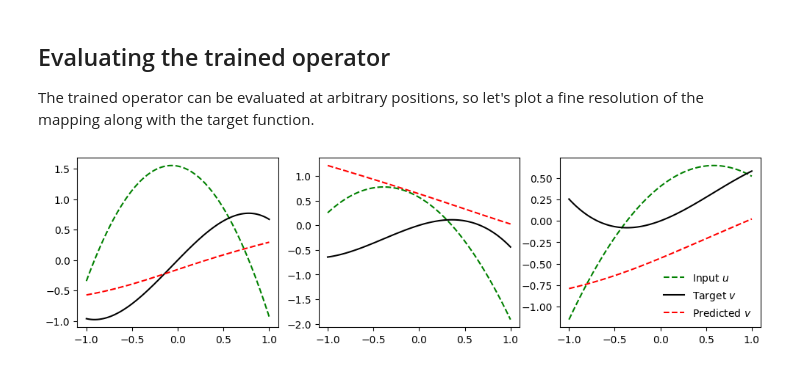
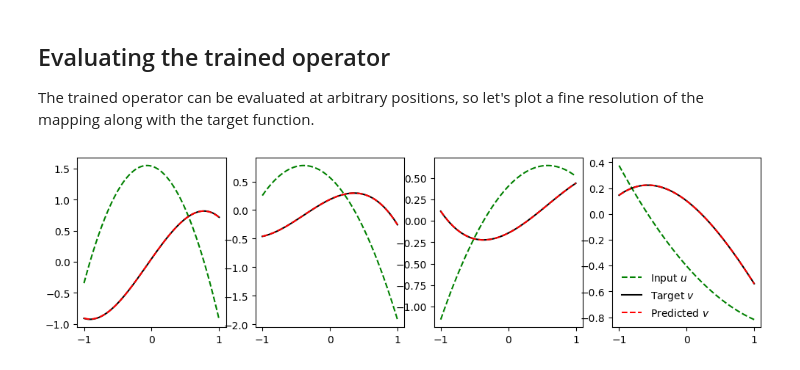
Before and after one commit to aai-institute/continuiti, a Jupyter notebook: notebooks/physicsinformed.ipynb, the cells around one changed output. Drawn from its saved outputs; the diff is of its cells as text; code cells hidden in the pictures.

Commit message:
Learn integral operator.

```diff
--- a/notebooks/physicsinformed.ipynb
+++ b/notebooks/physicsinformed.ipynb
@@ -33,7 +33,7 @@ def integral(coefficients):
     )
 
 # Generate coefficients
-num_functions = 3
+num_functions = 4
 a = torch.randn(num_functions, degree+1)
 
 # Plot functions
@@ -62,14 +62,16 @@ x = (torch.rand(num_sensors) * 2 - 1).unsqueeze(-1)
 We define the data set as a list of input functions and evaluation coordinates, but without labels.
 # %%
 x.requires_grad = True
+y = x
+none = torch.zeros_like(y) # dummy: v is not used as label
 
 dataset = []
 for i in range(num_functions):
     u = polynomial(a[i])
-    sample = (x, u(x), x, 0*x) # y = x, v not used
+    sample = (x, u(x), y, none)
     dataset.append(sample)
 
-dataloader = torch.utils.data.DataLoader(dataset, batch_size=1)
+dataloader = torch.utils.data.DataLoader(dataset, batch_size=4)
 # %% [markdown]
 ## Physics-informed loss
 
@@ -81,6 +83,7 @@ def pde(_, u, y, v):
         v,
         y,
         grad_outputs=torch.ones_like(v),
+        create_graph=True,
     )[0]
     return ((v_y - u)**2).mean()
 
@@ -105,21 +108,25 @@ fine resolution of the mapping along with the target function.
 # %%
 fig, axs = plt.subplots(1, num_functions, figsize=(12, 3))
 
 # Equidistant grid
 y = torch.linspace(-1, 1, 100)
 
 # Call operator for polynomials
 for i in range(num_functions):
     u = polynomial(a[i])
-    v_exact = integral(a[i])
+    v_exact = integral(a[i])(y)
     v_pred = operator(x.unsqueeze(0), u(x).unsqueeze(0), y.unsqueeze(0)).squeeze(0)
+
+    # Unify integral to zero mean
+    v_pred -= v_pred.mean()
+    v_exact -= v_exact.mean()
 
     # Plot functions
     v_pred = v_pred.reshape(y.shape).detach()
     axs[i].plot(y, u(y), "g--", label="Input $u$")
-    axs[i].plot(y, v_exact(y), "k-", label="Target $v$")
+    axs[i].plot(y, v_exact, "k-", label="Target $v$")
     axs[i].plot(y, v_pred, "r--", label="Predicted $v$")
 plt.legend()
 plt.show()
 # %% [output]
-[figure, old version]
+[figure, new version]
```
Also changed, not shown: parts of 2 cells of this notebook.
